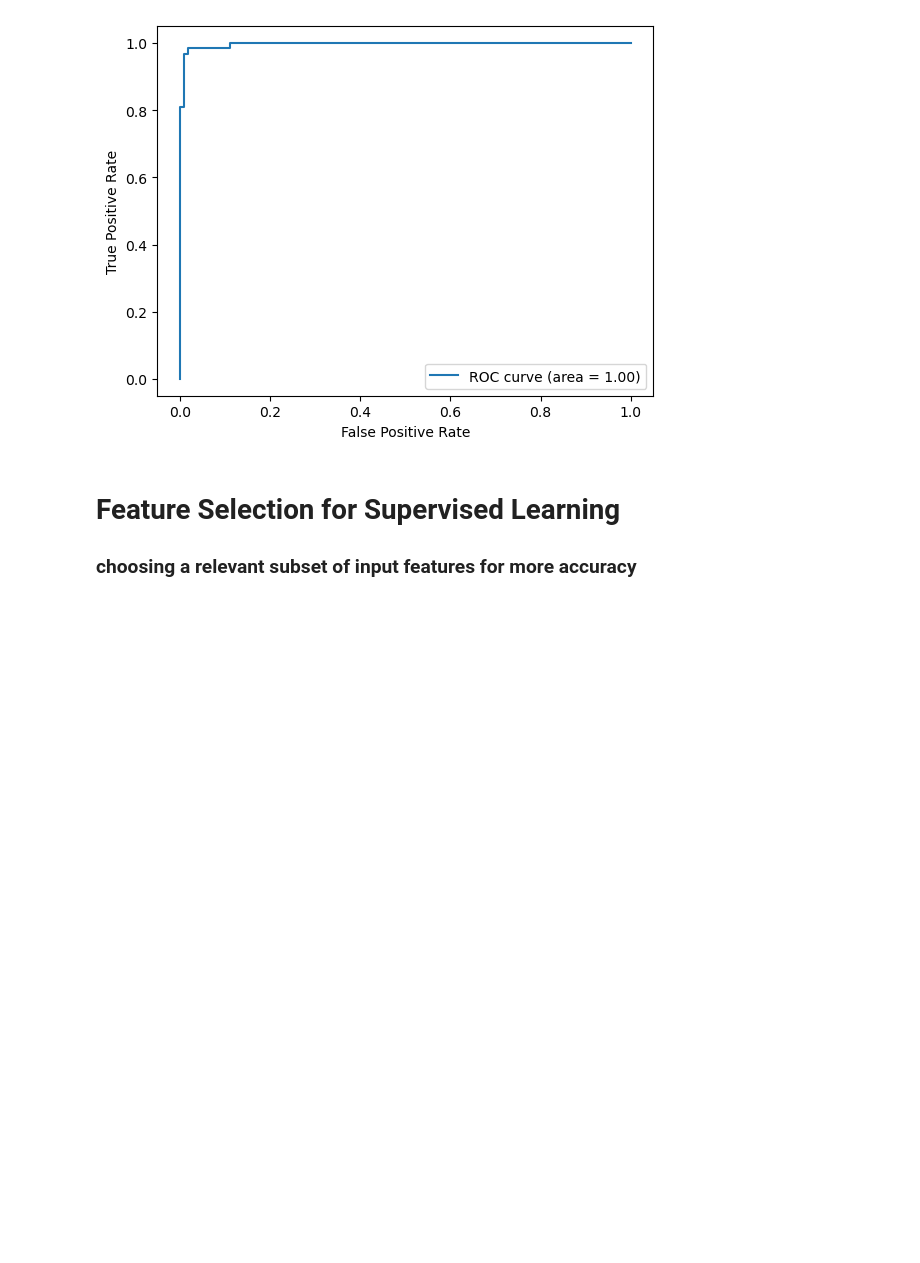
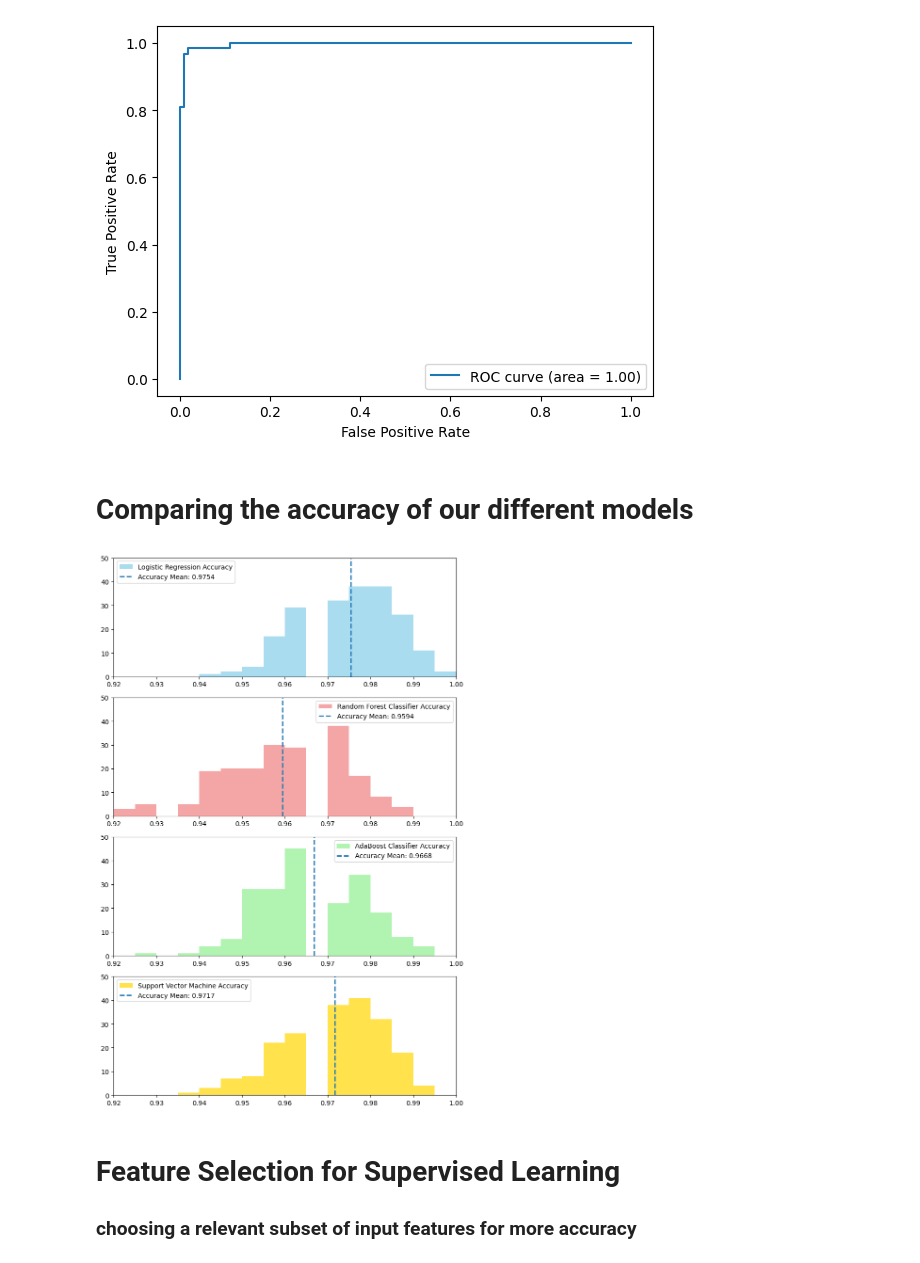
Before and after one commit to kross80300/Data_Analytics_Fall2025_TermProject, a Jupyter notebook: term_project.ipynb, the cells around one changed output. Cells and saved outputs as stored; diff of their text form; code cells hidden in the pictures; blank space fills up the shorter version.

Commit message:
Comparing different models accuracy

```diff
--- a/term_project.ipynb
+++ b/term_project.ipynb
@@ -149,8 +186,6 @@ weighted avg       0.98      0.98      0.98       171
 # %%
-rfModel = RandomForestClassifier(n_estimators=100, random_state=42)
-rfModel.fit(X_train_scaled,  y_train)
+y_test, y_pred, y_prob = rand_forest(X,y,42)
 
-y_pred = rfModel.predict(X_test_scaled)
 print(f"Accuracy: {accuracy_score(y_test, y_pred)}")
 print()
 
@@ -160,7 +195,6 @@ print()
 
 print(classification_report(y_test, y_pred, zero_division=0))
 
-y_prob = rfModel.predict_proba(X_test_scaled)[:, 1]
 fpr, tpr, thresholds = roc_curve(y_test, y_prob)
 roc_auc = auc(fpr, tpr)
 plt.plot(fpr, tpr, label=f'ROC curve (area = {roc_auc:.2f})')
@@ -225,4 +271,19 @@ weighted avg       0.97      0.97      0.97       171
 [figure]
 # %% [markdown]
 # Support Vector Machine
+# %%
+def sup_vec_machine(X, y, state):
+    # Split and scale data
+    X_train_scaled, X_test_scaled, y_train, y_test = split_scale(X, y, state)
+
+    # Build support vector machine model
+    svmModel = svm.SVC(kernel='linear', probability=True, random_state=state)
+    svmModel.fit(X_train_scaled, y_train)
+
+    # predict target values
+    y_pred = svmModel.predict(X_test_scaled)
+
+    y_prob = svmModel.predict_proba(X_test_scaled)[:, 1]
+
+    return y_test, y_pred, y_prob
 # %%
@@ -262,3 +320,5 @@ Accuracy: 0.9766081871345029
    macro avg       0.97      0.97      0.97       171
 weighted avg       0.98      0.98      0.98       171
 [figure]
+# %% [markdown]
+# Comparing the accuracy of our different models
@@ -265,3 +352,37 @@ weighted avg       0.98      0.98      0.98       171
+# %%
+custom_bins = [0] + list(np.arange(0.92, 1.005, 0.005))
+
+fig, axes = plt.subplots(nrows=4, ncols=1, figsize=(8, 12))
+axes = axes.flatten()
+
+axes[0].hist(logreg_acc, bins=custom_bins, color='skyblue', alpha=0.7, label="Logistic Regression Accuracy")
+axes[0].axvline(np.mean(logreg_acc), linestyle='dashed', linewidth=2, label=f'Accuracy Mean: {np.mean(logreg_acc):.4f}')
+axes[0].legend()
+axes[0].set_xlim(0.92,1.0)
+axes[0].set_ylim(0,50)
+
+axes[1].hist(randfor_acc, bins=custom_bins, color='lightcoral', alpha=0.7, label="Random Forest Classifier Accuracy")
+axes[1].axvline(np.mean(randfor_acc), linestyle='dashed', linewidth=2, label=f'Accuracy Mean: {np.mean(randfor_acc):.4f}')
+axes[1].legend()
+axes[1].set_xlim(0.92,1.0)
+axes[1].set_ylim(0,50)
+
+axes[2].hist(adaboost_acc, bins=custom_bins, color='lightgreen', alpha=0.7, label="AdaBoost Classifier Accuracy")
+axes[2].axvline(np.mean(adaboost_acc), linestyle='dashed', linewidth=2, label=f'Accuracy Mean: {np.mean(adaboost_acc):.4f}')
+axes[2].legend()
+axes[2].set_xlim(0.92,1.0)
+axes[2].set_ylim(0,50)
+
+axes[3].hist(svm_acc, bins=custom_bins, color='gold', alpha=0.7, label="Support Vector Machine Accuracy")
+axes[3].axvline(np.mean(svm_acc), linestyle='dashed', linewidth=2, label=f'Accuracy Mean: {np.mean(svm_acc):.4f}')
+axes[3].legend()
+axes[3].set_xlim(0.92,1.0)
+axes[3].set_ylim(0,50)
+
+plt.tight_layout()
+plt.show()
+# %% [output]
+[figure, added]
 # %% [markdown]
 # Feature Selection for Supervised Learning
 ### choosing a relevant subset of input features for more accuracy
```
Also changed, not shown: parts of 11 cells of this notebook.
